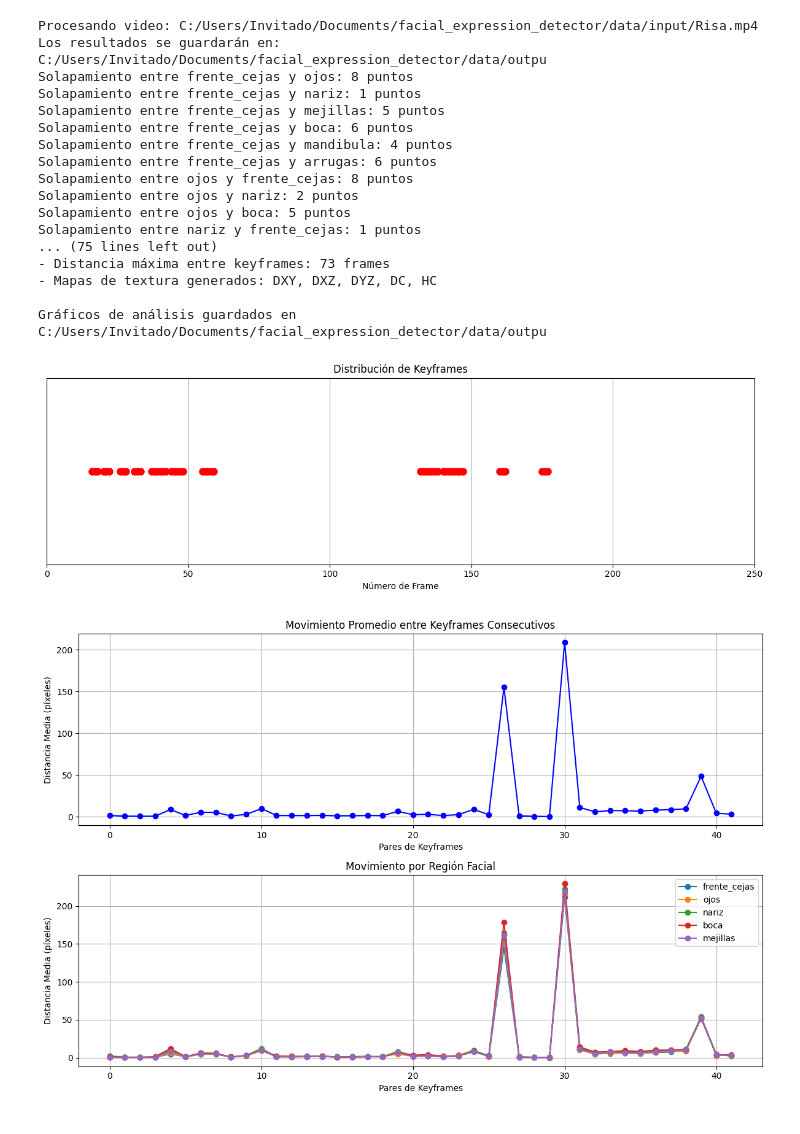
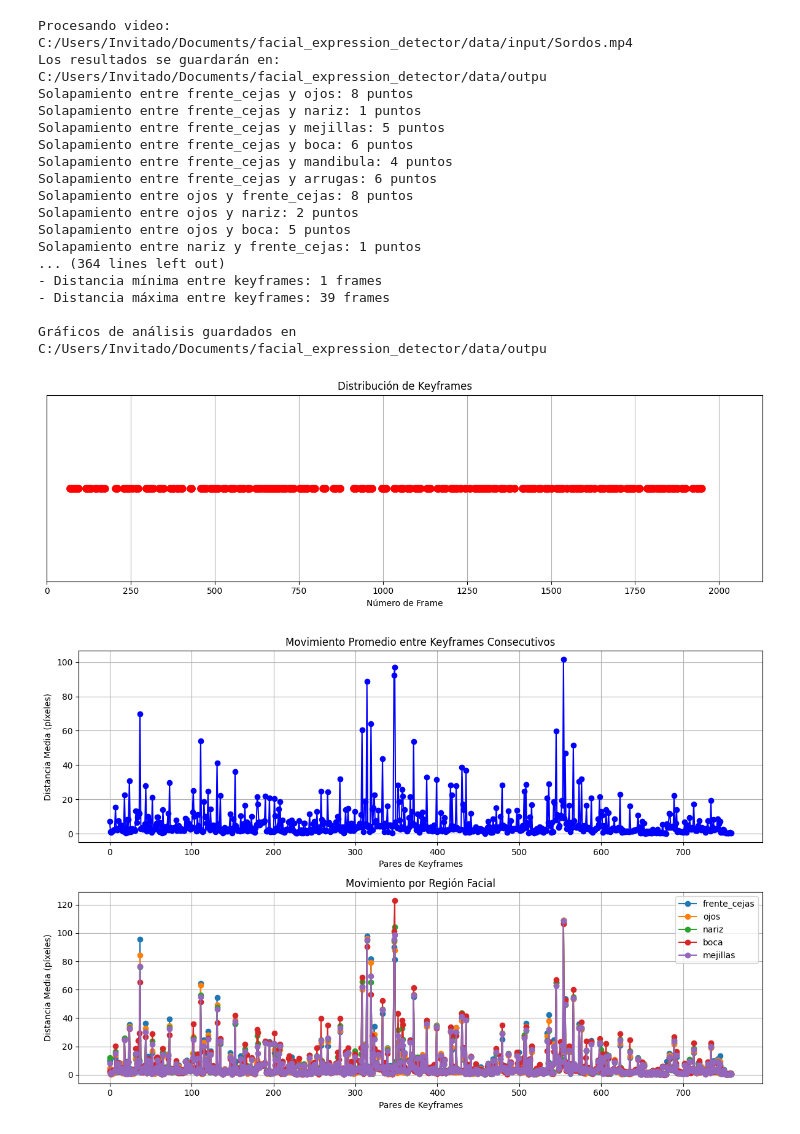
Before and after one commit to LAngelDevJr/facial_expression_detector, a Jupyter notebook: src/Video/08_Main.ipynb, the cells around one changed output. Drawn from its saved outputs; the diff is of its cells as text; code cells hidden in the pictures.

```diff
--- a/src/Video/08_Main.ipynb
+++ b/src/Video/08_Main.ipynb
@@ -78,37 +78,37 @@ def main(video_path, output_folder="output_keyframes", display=True, use_texture
             if movement_data:
                 plt_movement = analyzer.plot_movement_analysis(movement_data)
                 plt_movement.savefig(f"{output_folder}/movement_analysis.png")
 
             print(f"\nGráficos de análisis guardados en {output_folder}")
     except Exception as e:
         print(f"No se pudo realizar análisis avanzado: {str(e)}")
 
     return result
 
 # Ejemplo de uso
 if __name__ == "__main__":
-    video_path = "C:/Users/Invitado/Documents/facial_expression_detector/data/input/Risa.mp4"
+    video_path = "C:/Users/Invitado/Documents/facial_expression_detector/data/input/Sordos.mp4"
     output_dir = "C:/Users/Invitado/Documents/facial_expression_detector/data/outpu"
     # Procesamiento básico (sin mapas de textura)
     #main(video_path)
     main(video_path, output_folder=output_dir, use_texture_maps=True)
 # %% [output]
-Procesando video: C:/Users/Invitado/Documents/facial_expression_detector/data/input/Risa.mp4
+Procesando video: C:/Users/Invitado/Documents/facial_expression_detector/data/input/Sordos.mp4
 Los resultados se guardarán en: C:/Users/Invitado/Documents/facial_expression_detector/data/outpu
 Solapamiento entre frente_cejas y ojos: 8 puntos
 Solapamiento entre frente_cejas y nariz: 1 puntos
 Solapamiento entre frente_cejas y mejillas: 5 puntos
 Solapamiento entre frente_cejas y boca: 6 puntos
 Solapamiento entre frente_cejas y mandibula: 4 puntos
 Solapamiento entre frente_cejas y arrugas: 6 puntos
 Solapamiento entre ojos y frente_cejas: 8 puntos
 Solapamiento entre ojos y nariz: 2 puntos
 Solapamiento entre ojos y boca: 5 puntos
 Solapamiento entre nariz y frente_cejas: 1 puntos
-... (75 lines left out)
-- Distancia máxima entre keyframes: 73 frames
-- Mapas de textura generados: DXY, DXZ, DYZ, DC, HC
+... (364 lines left out)
+- Distancia mínima entre keyframes: 1 frames
+- Distancia máxima entre keyframes: 39 frames
 
 Gráficos de análisis guardados en C:/Users/Invitado/Documents/facial_expression_detector/data/outpu
-[figure, old version]
+[figure, new version]
-[figure, old version]
+[figure, new version]
```
Also changed, not shown: 4 other files.
